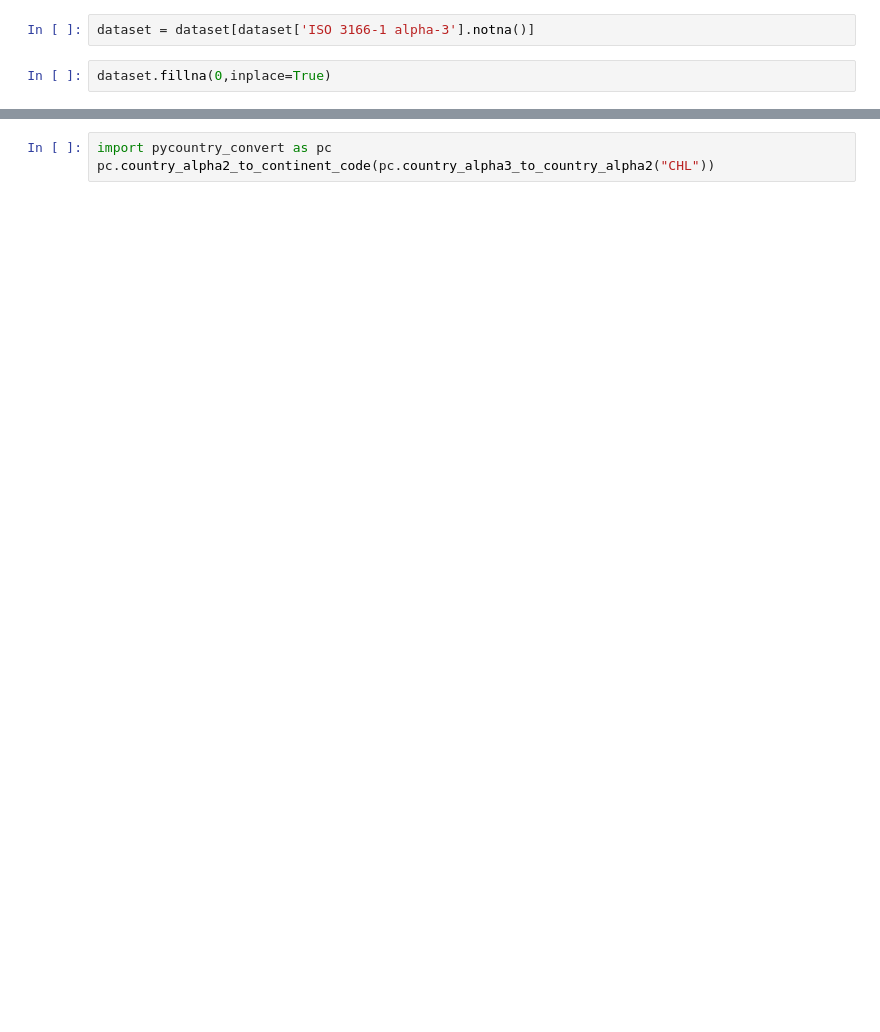
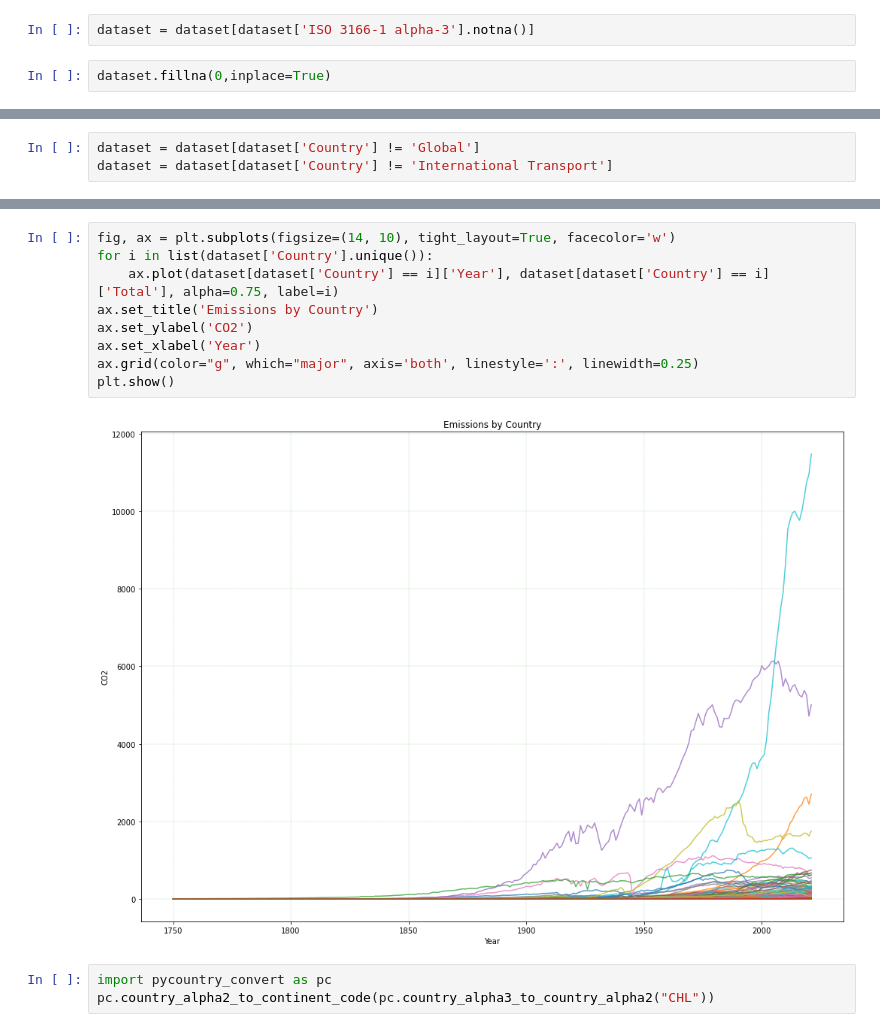
Before and after one commit to mcsebe/Emissions-by-Country, a Jupyter notebook: emissions-by-country.ipynb, the cells around one changed output, grey strips where cells are left out. Drawn from its saved outputs; the diff is of its cells as text; blank space fills up the shorter version.

Commit message:
Cleaning dataset

```diff
--- a/emissions-by-country.ipynb
+++ b/emissions-by-country.ipynb
@@ -177,0 +214,3 @@ plt.show()
+# %%
+dataset = dataset[dataset['Country'] != 'Global']
+dataset = dataset[dataset['Country'] != 'International Transport']
@@ -178,3 +265,14 @@ plt.show()
+# %%
+fig, ax = plt.subplots(figsize=(14, 10), tight_layout=True, facecolor='w')
+for i in list(dataset['Country'].unique()):
+    ax.plot(dataset[dataset['Country'] == i]['Year'], dataset[dataset['Country'] == i]['Total'], alpha=0.75, label=i)
+ax.set_title('Emissions by Country')
+ax.set_ylabel('CO2')
+ax.set_xlabel('Year')
+ax.grid(color="g", which="major", axis='both', linestyle=':', linewidth=0.25)
+plt.show()
+# %% [output]
+[figure, added]
 # %%
 import pycountry_convert as pc
 pc.country_alpha2_to_continent_code(pc.country_alpha3_to_country_alpha2("CHL"))
```
Also changed, not shown: parts of 33 cells of this notebook.
